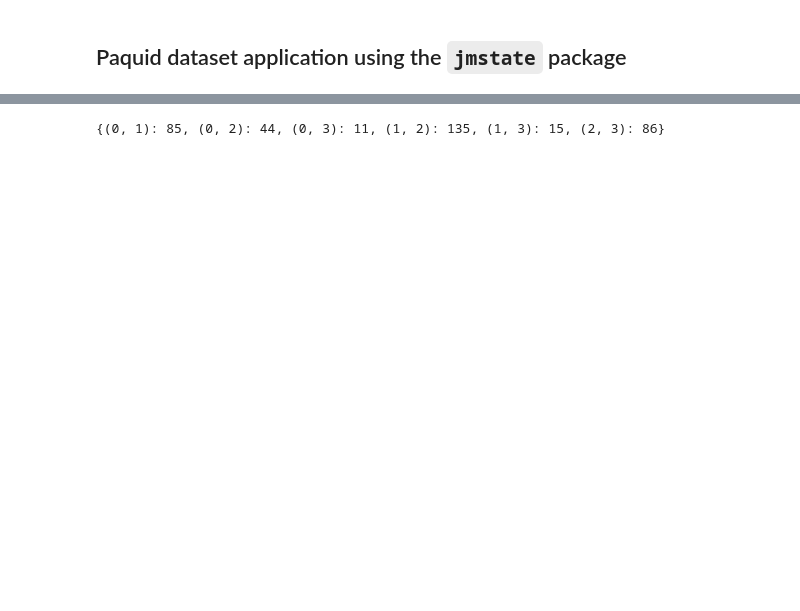
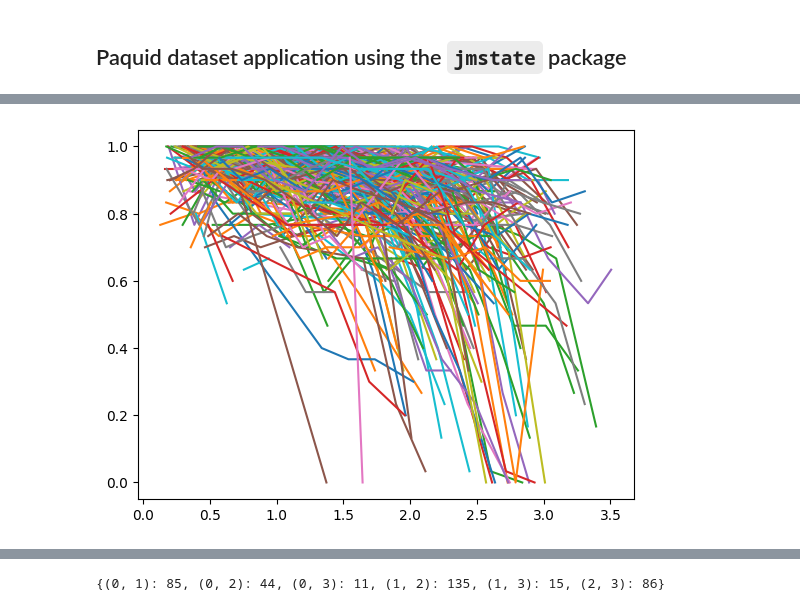
Before and after one commit to felixlaplante0/multistate-paper, a Jupyter notebook: scripts/paquid-test.ipynb, the cells around one changed output, grey strips where cells are left out. Saved outputs shown, nothing was run; the diff lists cells and outputs as text; code cells hidden in the pictures; blank space fills up the shorter version.

```diff
--- a/scripts/paquid-test.ipynb
+++ b/scripts/paquid-test.ipynb
@@ -59,30 +32,35 @@ def param_names(params_dict: dict[Any, Any]) -> list[str]:
 torch.manual_seed(42)
 
 paquid = pd.read_csv("../data/paquid.csv")
+
+# Convert all numeric columns to float32
+numeric_cols = paquid.select_dtypes(include="number").columns
+paquid[numeric_cols] = paquid[numeric_cols].astype("float32")
 # %%
-def get_trajectory(id: int):
-    s = (
-        paquid.loc[paquid["ID"].eq(id)]
-        .groupby("HIER")["age"]
-        .min()
-        .reindex(range(4))
-        .dropna()
-    )
+groups = paquid.groupby("ID")
+ids = range(1, 501)
+pad = torch.nn.utils.rnn.pad_sequence
+
+trajectories, c, t, y, X = [], [], [], [], []
+
+for i in ids:
+    g = groups.get_group(i)
+
+    s = g.groupby("HIER")["age"].min().reindex(range(4)).dropna()
     s = s[s >= s.cummax()]
-    return [(float(a), int(k)) for k, a in s.items()]
+    trajectories.append([((float(a) - 65) / 10, int(k)) for k, a in s.items()])
 
+    c.append((g["age"].max() - 65) / 10)
+    t.append((torch.tensor(g["age"].values) - 65) / 10)
+    y.append(torch.tensor(g["MMSE"].values / 30))
+    X.append(torch.tensor(g[["CEP", "male"]].iloc[0].values))
 
-def get_last_visit_age(id: int):
-    return paquid[paquid["ID"] == id]["age"].max()
+c = torch.tensor(c)[:, None]
+t = pad(t, batch_first=True, padding_value=torch.nan)
+y = pad(y, batch_first=True, padding_value=torch.nan)[..., None]
+x = torch.stack(X)
 
-
-def get_t(id: int):
-    return torch.tensor(paquid[paquid["ID"] == id]["age"].values)
-
-
-def get_X(id: int):
-    return torch.tensor(paquid.loc[paquid["ID"] == id, ["CEP", "male"]].iloc[0].values)
-
-
-def get_Y(id: int):
-    return torch.tensor(paquid[paquid["ID"] == id]["MMSE"].values)
+plt.plot(t.T, y.squeeze(-1).T)
+plt.show()
+# %% [output]
+[figure, added]
```
Also changed, not shown: parts of 14 cells of this notebook, 6 other files.
